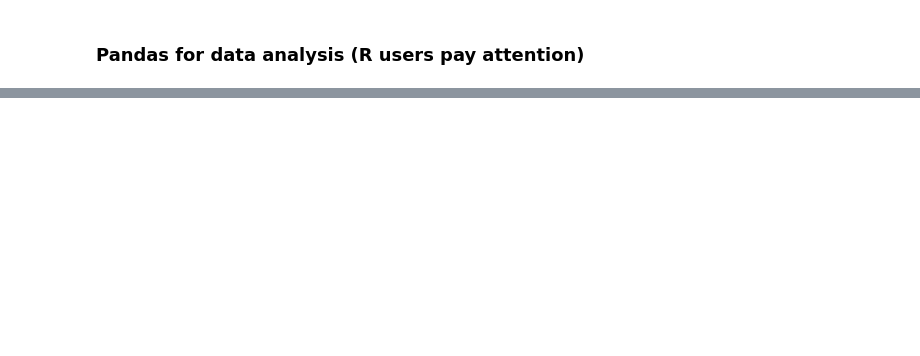
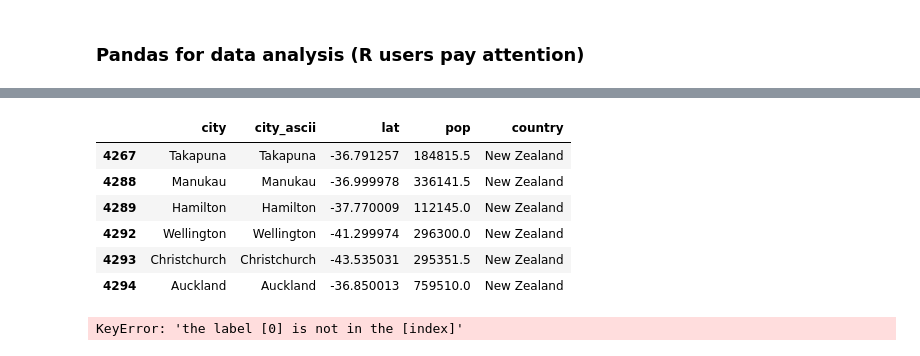
Before and after one commit to pletzer/jupyterMoons, a Jupyter notebook: SWC-NIWA-15Nov2016.ipynb, the cells around one changed output, grey strips where cells are left out. Drawn from its saved outputs; the diff is of its cells as text; code cells hidden in the pictures; blank space fills up the shorter version.

```diff
--- a/SWC-NIWA-15Nov2016.ipynb
+++ b/SWC-NIWA-15Nov2016.ipynb
@@ -71,0 +131,3 @@ Up-wind mplementation:
+# %%
+geo.drop(['lng', 'iso2', 'iso3', 'province'], axis=1, inplace=True)
+geo.head()
@@ -71,0 +141,10 @@ Up-wind mplementation:
+# %%
+geo[(geo['country'] == 'New Zealand') & (geo['pop'] > 100000)]
+# %% [output]
+|  | city | city_ascii | lat | pop | country |
+| 4267 | Takapuna | Takapuna | -36.791257 | 184815.5 | New Zealand |
+| 4288 | Manukau | Manukau | -36.999978 | 336141.5 | New Zealand |
+| 4289 | Hamilton | Hamilton | -37.770009 | 112145.0 | New Zealand |
+| 4292 | Wellington | Wellington | -41.299974 | 296300.0 | New Zealand |
+| 4293 | Christchurch | Christchurch | -43.535031 | 295351.5 | New Zealand |
+| 4294 | Auckland | Auckland | -36.850013 | 759510.0 | New Zealand |
@@ -71,0 +153,18 @@ Up-wind mplementation:
+# %%
+gdp_per_capita = []
+lats = []
+for row in gdp.iterrows():
+    index, data = row
+    rank, city, country, totGdp = data
+    df = geo.loc[geo['city'] == city, ['pop', 'lat', 'country']]
+    numRows = df.shape[0]
+    if numRows == 1:
+        pop = df.loc[0, 'pop']
+        lat = df.loc[0, 'lat']
+        lats.append(lat)
+        gdp_per_capita.append(1.e9 * gdp/pop)
+    elif numRows > 1:
+        # need to narrow down
+        pass
+# %% [output]
+KeyError: 'the label [0] is not in the [index]'
```
Also changed, not shown: parts of 25 cells of this notebook, 1 other file.
